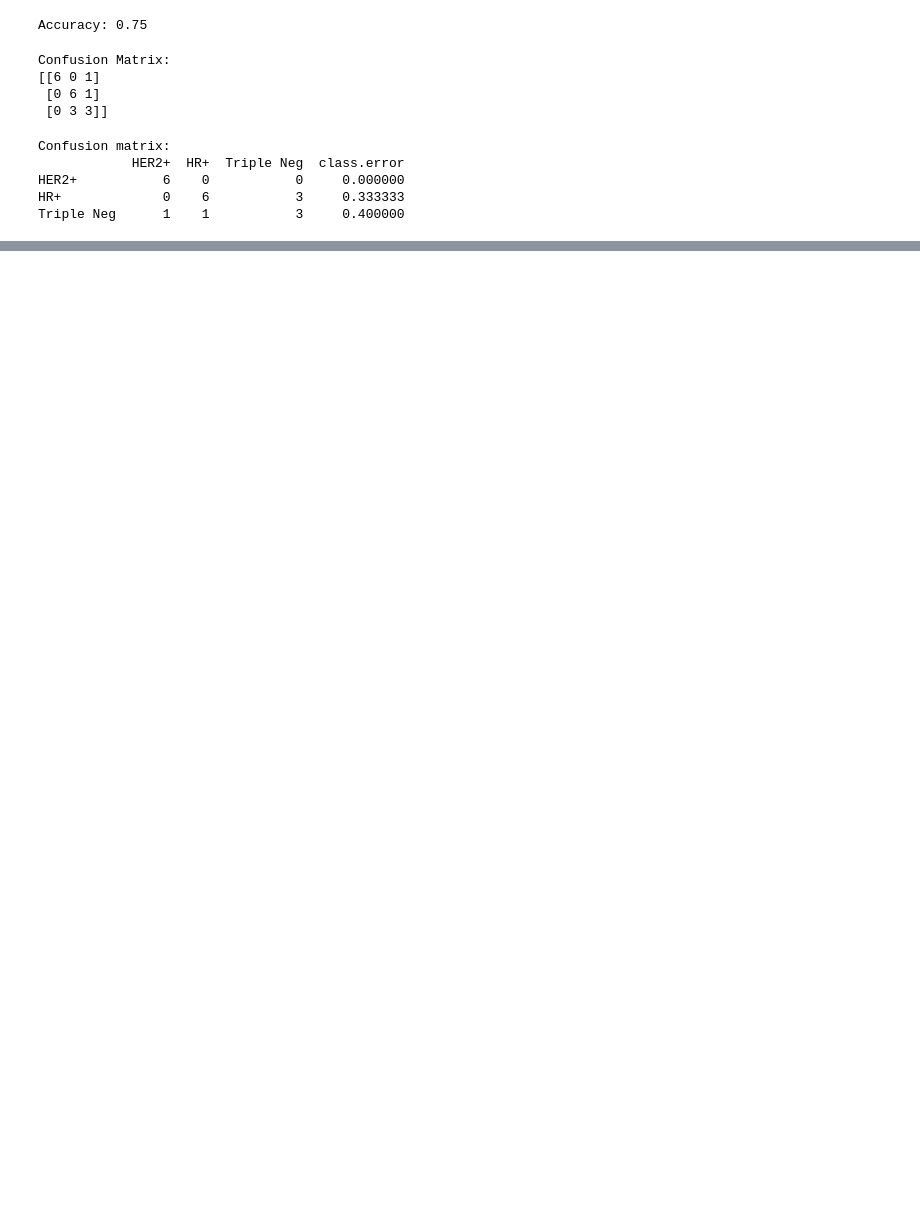
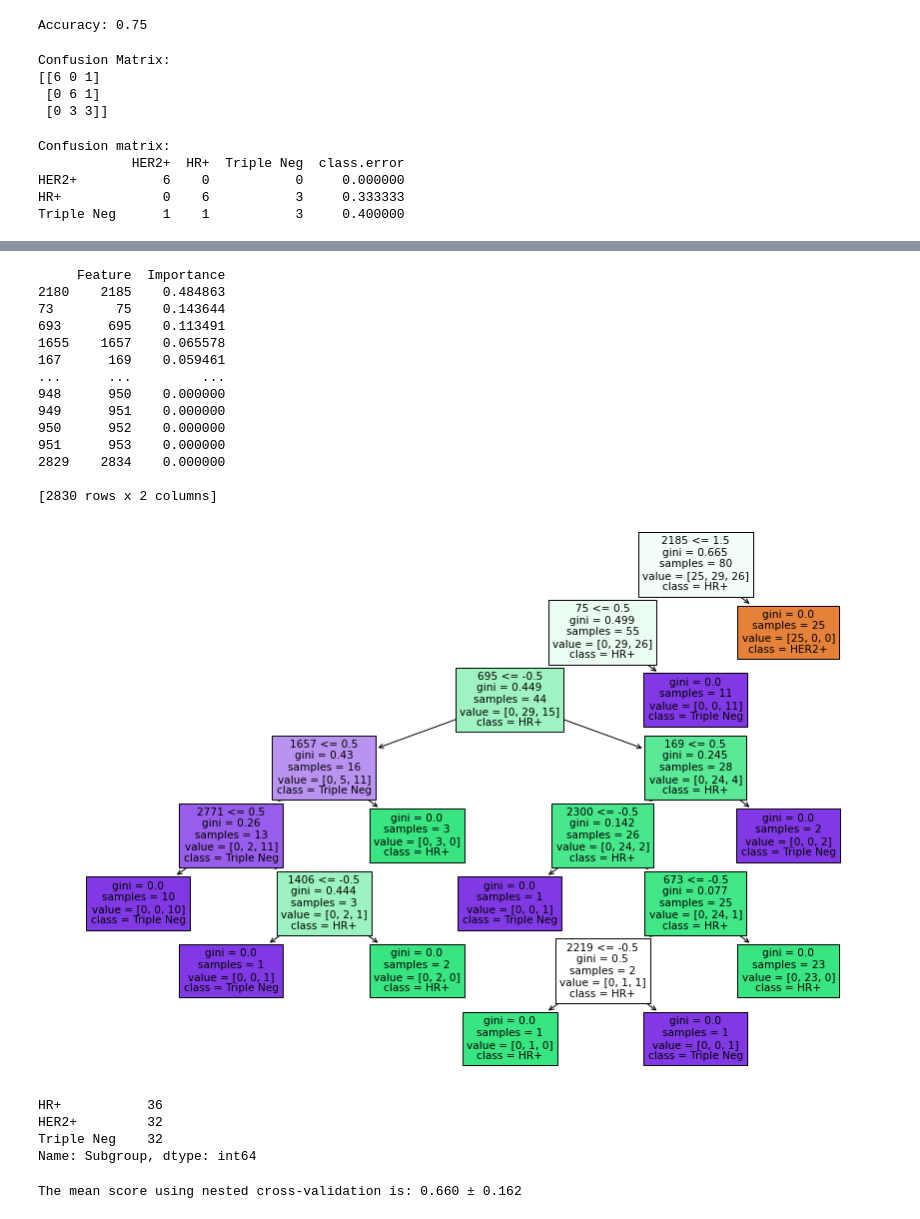
Before and after one commit to Zainab-am/B4TM, a Jupyter notebook: rf_model.ipynb, the cells around one changed output, grey strips where cells are left out. Drawn from its saved outputs; the diff is of its cells as text; code cells hidden in the pictures; blank space fills up the shorter version.

```diff
--- a/rf_model.ipynb
+++ b/rf_model.ipynb
@@ -261,0 +280,5 @@ KeyError: '[0] not in index'
+# %%
+df_excluded = merged_df.drop(columns=[5, 1699, 1870, 2022 ])
+df_excluded
+new_filename = "df_dt_excluded"
+df_excluded.to_csv(new_filename, index=False)
@@ -261,0 +334,68 @@ KeyError: '[0] not in index'
+# %%
+X = df_excluded.drop(['Sample', 'Subgroup'], axis=1)
+y = df_excluded['Subgroup']
+
+# Split the dataset into training and testing sets
+X_train, X_test, y_train, y_test = train_test_split(X, y, test_size=0.2, random_state=42)
+
+# Initialize the decision tree classifier
+clf = DecisionTreeClassifier()
+
+# Train the decision tree classifier
+clf.fit(X_train, y_train)
+
+# Get feature importances
+feature_importances = clf.feature_importances_
+
+# Create a DataFrame to display feature importances
+feature_importance_df = pd.DataFrame({'Feature': X.columns, 'Importance': feature_importances})
+
+# Sort the DataFrame by importance score
+feature_importance_df = feature_importance_df.sort_values(by='Importance', ascending=False)
+
+print(feature_importance_df)
+plt.figure(figsize=(15, 10))
+plot_tree(clf, feature_names=X.columns, class_names=y.unique(), filled=True)
+plt.show()
+
+new_filename = "feature_importance_df"
+feature_importance_df.to_csv(new_filename, index=False)
+# %% [output]
+     Feature  Importance
+2180    2185    0.484863
+73        75    0.143644
+693      695    0.113491
+1655    1657    0.065578
+167      169    0.059461
+...      ...         ...
+948      950    0.000000
+949      951    0.000000
+950      952    0.000000
+951      953    0.000000
+2829    2834    0.000000
+
+[2830 rows x 2 columns]
+[figure, added]
+# %%
+# Assuming 'label_column' is the name of the column containing the label
+unique_variables = df_labels['Subgroup'].value_counts()
+
+# Print the unique variables and their counts
+print(unique_variables)
+# %% [output]
+HR+           36
+HER2+         32
+Triple Neg    32
+Name: Subgroup, dtype: int64
+# %%
+X = df_selection.drop(['Sample', 'Subgroup'], axis=1)
+y = df_selection['Subgroup']
+
+
+test_score = cross_val_score(rf_classifier, X, y, cv=outer_cv, n_jobs=8)
+print(
+    "The mean score using nested cross-validation is: "
+    f"{test_score.mean():.3f} ± {test_score.std():.3f}"
+)
+# %% [output]
+The mean score using nested cross-validation is: 0.660 ± 0.162
```
Also changed, not shown: parts of 10 cells of this notebook.
